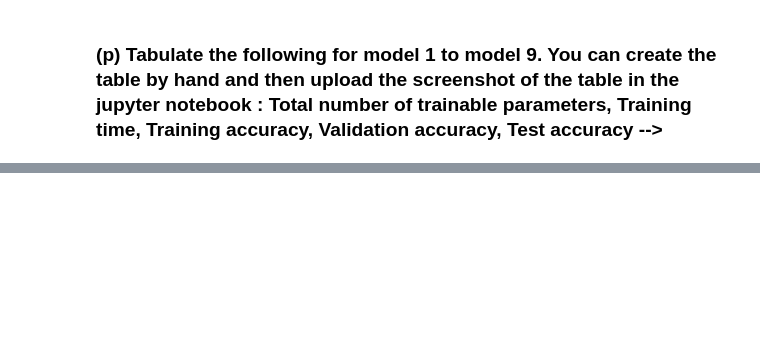
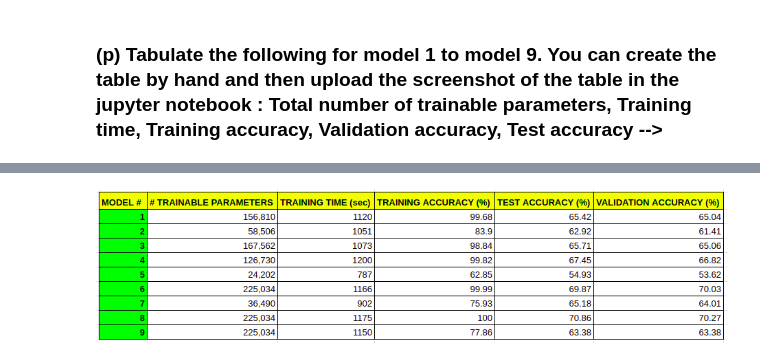
Before and after one commit to RathoreDevansh08/DeepLearning-CS5007, a Jupyter notebook: CNN_RNN_LSTM_GRU/ImageClassification_CNN_CIFAR-10.ipynb, the cells around one changed output, grey strips where cells are left out. Saved outputs shown, nothing was run; the diff lists cells and outputs as text; code cells hidden in the pictures; blank space fills up the shorter version.

Commit message:
CNN_CIFAR-10

```diff
--- a/CNN_RNN_LSTM_GRU/ImageClassification_CNN_CIFAR-10.ipynb
+++ b/CNN_RNN_LSTM_GRU/ImageClassification_CNN_CIFAR-10.ipynb
@@ -36,0 +808,5 @@
+# %%
+from IPython.display import Image
+Image('ImageClass_CNN_CIFAR-10.png')
+# %% [output]
+[figure, added]
```
Also changed, not shown: parts of 42 cells of this notebook.
